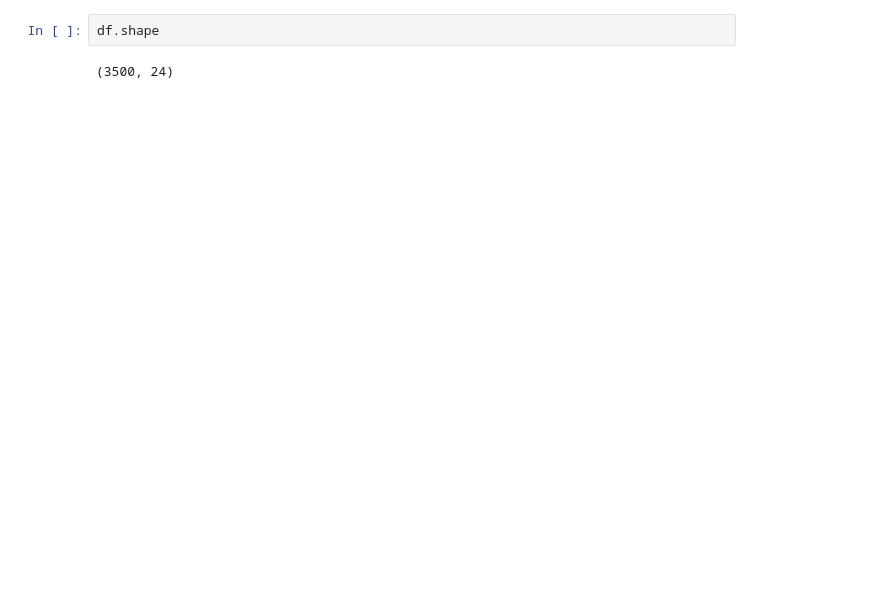
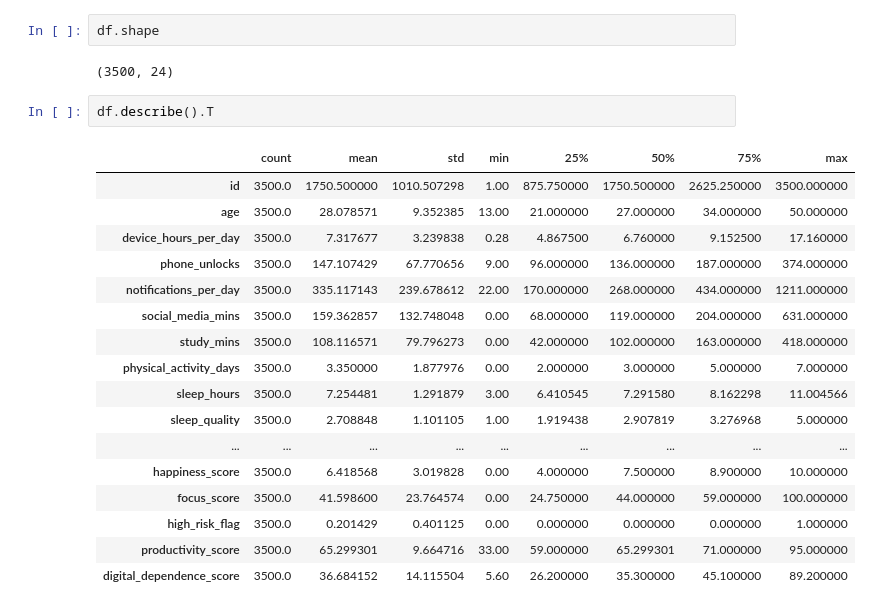
Before and after one commit to debjit11/Mental-Health-Prediction, a Jupyter notebook: main.ipynb, the cells around one changed output. Saved outputs shown, nothing was run; the diff lists cells and outputs as text; blank space fills up the shorter version.

```diff
--- a/main.ipynb
+++ b/main.ipynb
@@ -19,3 +39,23 @@ df.head()
 df.shape
 # %% [output]
 (3500, 24)
+# %%
+df.describe().T
+# %% [output]
+|  | count | mean | std | min | 25% | 50% | 75% | max |
+| id | 3500.0 | 1750.500000 | 1010.507298 | 1.00 | 875.750000 | 1750.500000 | 2625.250000 | 3500.000000 |
+| age | 3500.0 | 28.078571 | 9.352385 | 13.00 | 21.000000 | 27.000000 | 34.000000 | 50.000000 |
+| device_hours_per_day | 3500.0 | 7.317677 | 3.239838 | 0.28 | 4.867500 | 6.760000 | 9.152500 | 17.160000 |
+| phone_unlocks | 3500.0 | 147.107429 | 67.770656 | 9.00 | 96.000000 | 136.000000 | 187.000000 | 374.000000 |
+| notifications_per_day | 3500.0 | 335.117143 | 239.678612 | 22.00 | 170.000000 | 268.000000 | 434.000000 | 1211.000000 |
+| social_media_mins | 3500.0 | 159.362857 | 132.748048 | 0.00 | 68.000000 | 119.000000 | 204.000000 | 631.000000 |
+| study_mins | 3500.0 | 108.116571 | 79.796273 | 0.00 | 42.000000 | 102.000000 | 163.000000 | 418.000000 |
+| physical_activity_days | 3500.0 | 3.350000 | 1.877976 | 0.00 | 2.000000 | 3.000000 | 5.000000 | 7.000000 |
+| sleep_hours | 3500.0 | 7.254481 | 1.291879 | 3.00 | 6.410545 | 7.291580 | 8.162298 | 11.004566 |
+| sleep_quality | 3500.0 | 2.708848 | 1.101105 | 1.00 | 1.919438 | 2.907819 | 3.276968 | 5.000000 |
+| ... | ... | ... | ... | ... | ... | ... | ... | ... |
+| happiness_score | 3500.0 | 6.418568 | 3.019828 | 0.00 | 4.000000 | 7.500000 | 8.900000 | 10.000000 |
+| focus_score | 3500.0 | 41.598600 | 23.764574 | 0.00 | 24.750000 | 44.000000 | 59.000000 | 100.000000 |
+| high_risk_flag | 3500.0 | 0.201429 | 0.401125 | 0.00 | 0.000000 | 0.000000 | 0.000000 | 1.000000 |
+| productivity_score | 3500.0 | 65.299301 | 9.664716 | 33.00 | 59.000000 | 65.299301 | 71.000000 | 95.000000 |
+| digital_dependence_score | 3500.0 | 36.684152 | 14.115504 | 5.60 | 26.200000 | 35.300000 | 45.100000 | 89.200000 |
```
Also changed, not shown: parts of 11 cells of this notebook.
